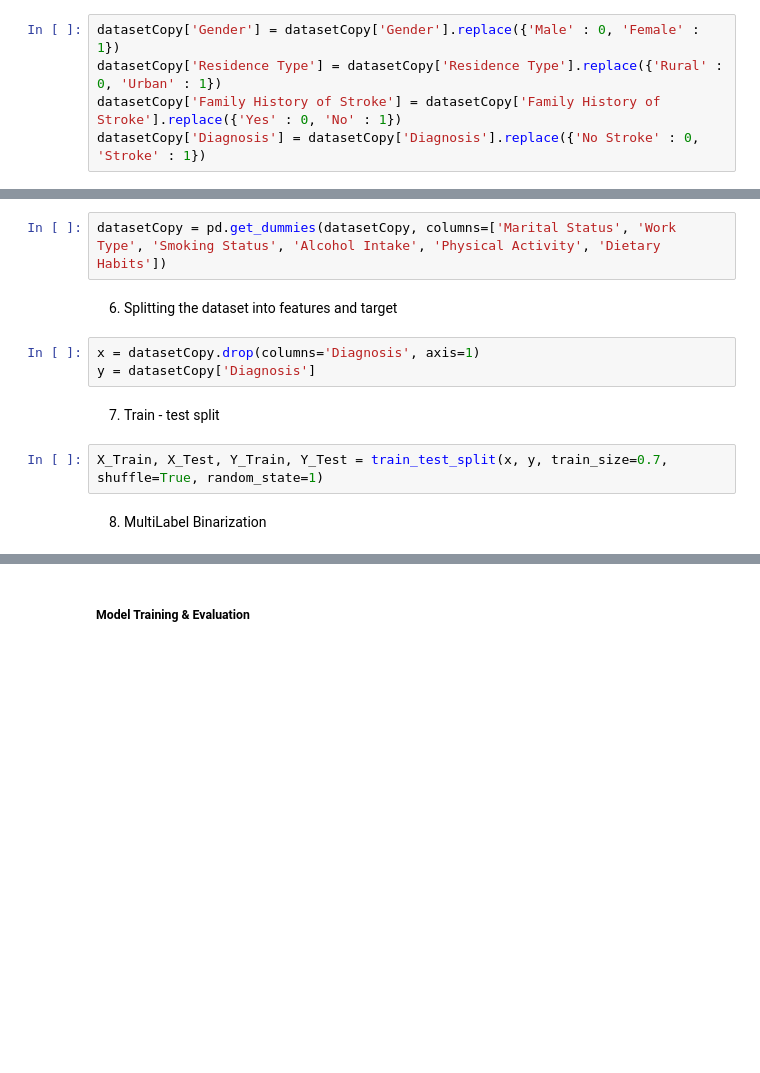
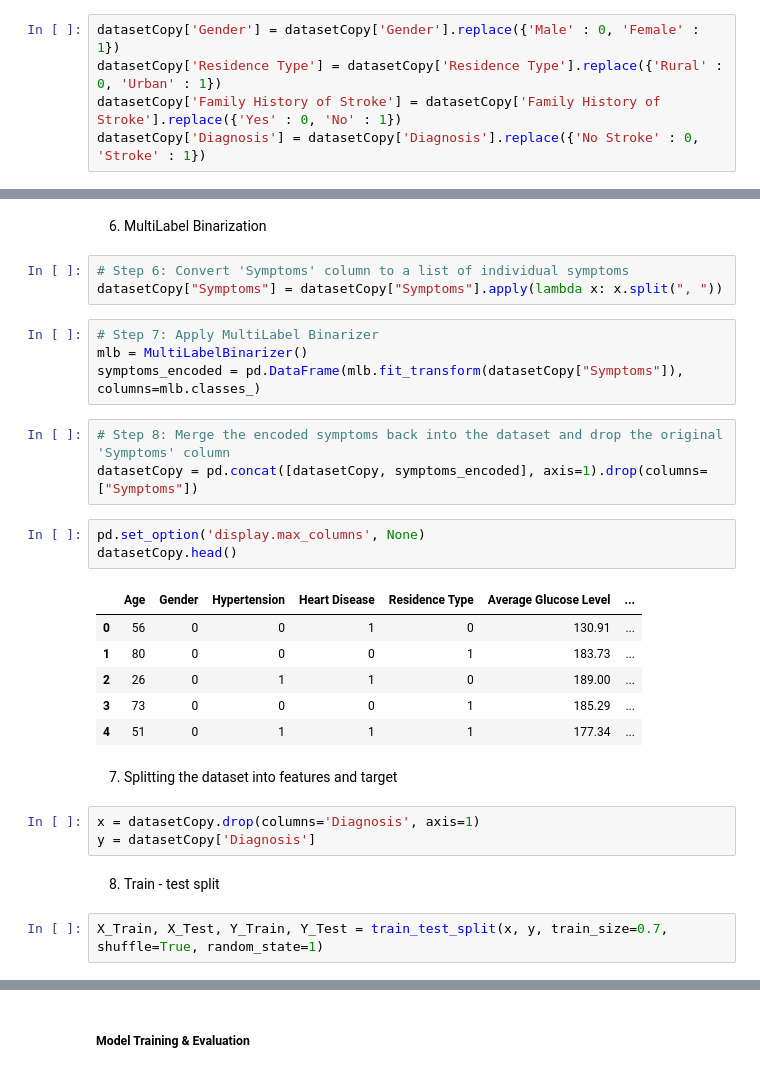
Before and after one commit to IbrahimHaroon03/strokePredictionTool, a Jupyter notebook: app/stroke_prediction_v1.ipynb, the cells around one changed output, grey strips where cells are left out. Cells and saved outputs as stored; diff of their text form; blank space fills up the shorter version.

Commit message:
Applied multilabel binarisation and split into a test and train set

```diff
--- a/app/stroke_prediction_v1.ipynb
+++ b/app/stroke_prediction_v1.ipynb
@@ -77,13 +138,31 @@ datasetCopy['Diagnosis'] = datasetCopy['Diagnosis'].replace({'No Stroke' : 0, 'S
-# %%
-datasetCopy = pd.get_dummies(datasetCopy, columns=['Marital Status', 'Work Type', 'Smoking Status', 'Alcohol Intake', 'Physical Activity', 'Dietary Habits'])
+# %% [markdown]
+6. MultiLabel Binarization
+# %%
+# Step 6: Convert 'Symptoms' column to a list of individual symptoms
+datasetCopy["Symptoms"] = datasetCopy["Symptoms"].apply(lambda x: x.split(", "))
+# %%
+# Step 7: Apply MultiLabel Binarizer
+mlb = MultiLabelBinarizer()
+symptoms_encoded = pd.DataFrame(mlb.fit_transform(datasetCopy["Symptoms"]), columns=mlb.classes_)
+# %%
+# Step 8: Merge the encoded symptoms back into the dataset and drop the original 'Symptoms' column
+datasetCopy = pd.concat([datasetCopy, symptoms_encoded], axis=1).drop(columns=["Symptoms"])
+# %%
+pd.set_option('display.max_columns', None)
+datasetCopy.head()
+# %% [output]
+|  | Age | Gender | Hypertension | Heart Disease | Residence Type | Average Glucose Level | ... |
+| 0 | 56 | 0 | 0 | 1 | 0 | 130.91 | ... |
+| 1 | 80 | 0 | 0 | 0 | 1 | 183.73 | ... |
+| 2 | 26 | 0 | 1 | 1 | 0 | 189.00 | ... |
+| 3 | 73 | 0 | 0 | 0 | 1 | 185.29 | ... |
+| 4 | 51 | 0 | 1 | 1 | 1 | 177.34 | ... |
 # %% [markdown]
-6. Splitting the dataset into features and target
+7. Splitting the dataset into features and target
 # %%
 x = datasetCopy.drop(columns='Diagnosis', axis=1)
 y = datasetCopy['Diagnosis']
 # %% [markdown]
-7. Train - test split
+8. Train - test split
 # %%
 X_Train, X_Test, Y_Train, Y_Test = train_test_split(x, y, train_size=0.7, shuffle=True, random_state=1)
-# %% [markdown]
-8. MultiLabel Binarization
```
Also changed, not shown: parts of 15 cells of this notebook.
